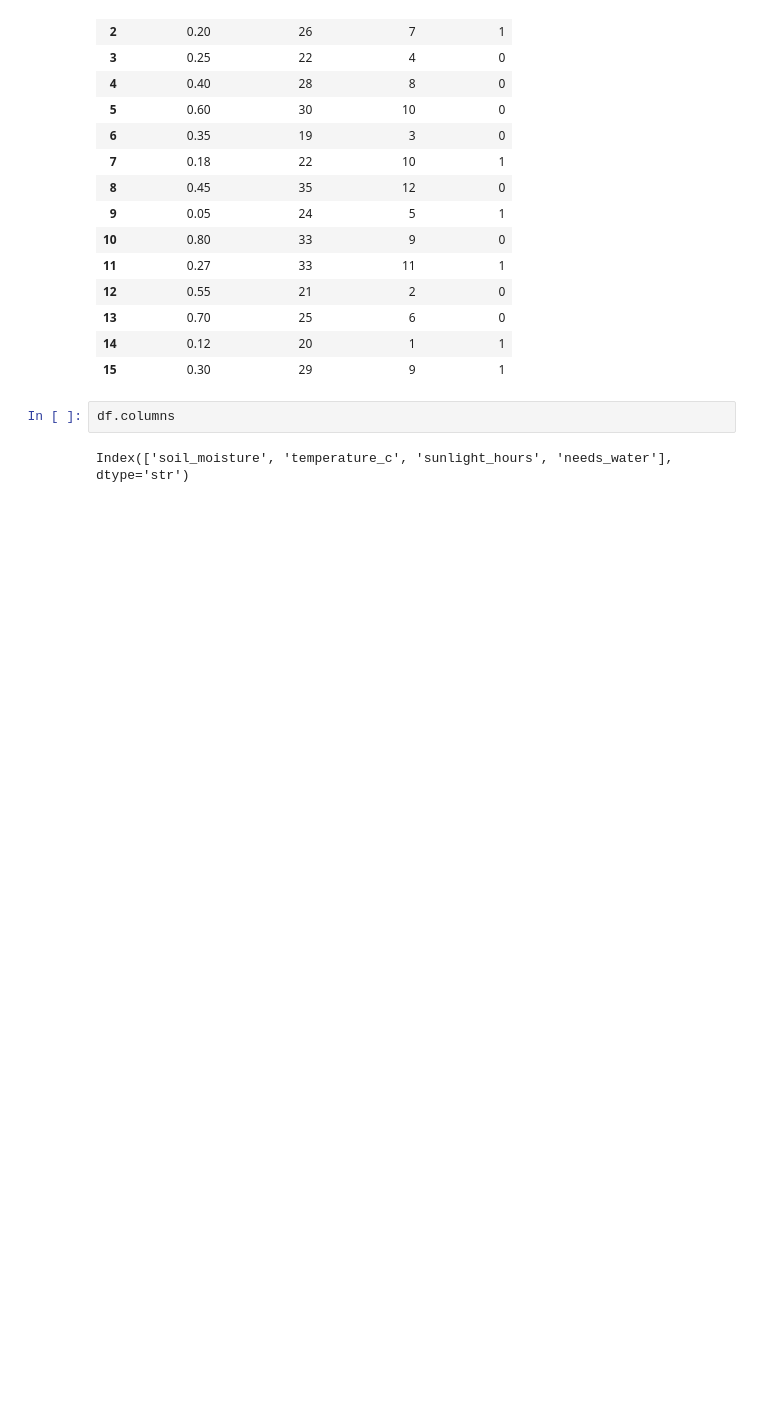
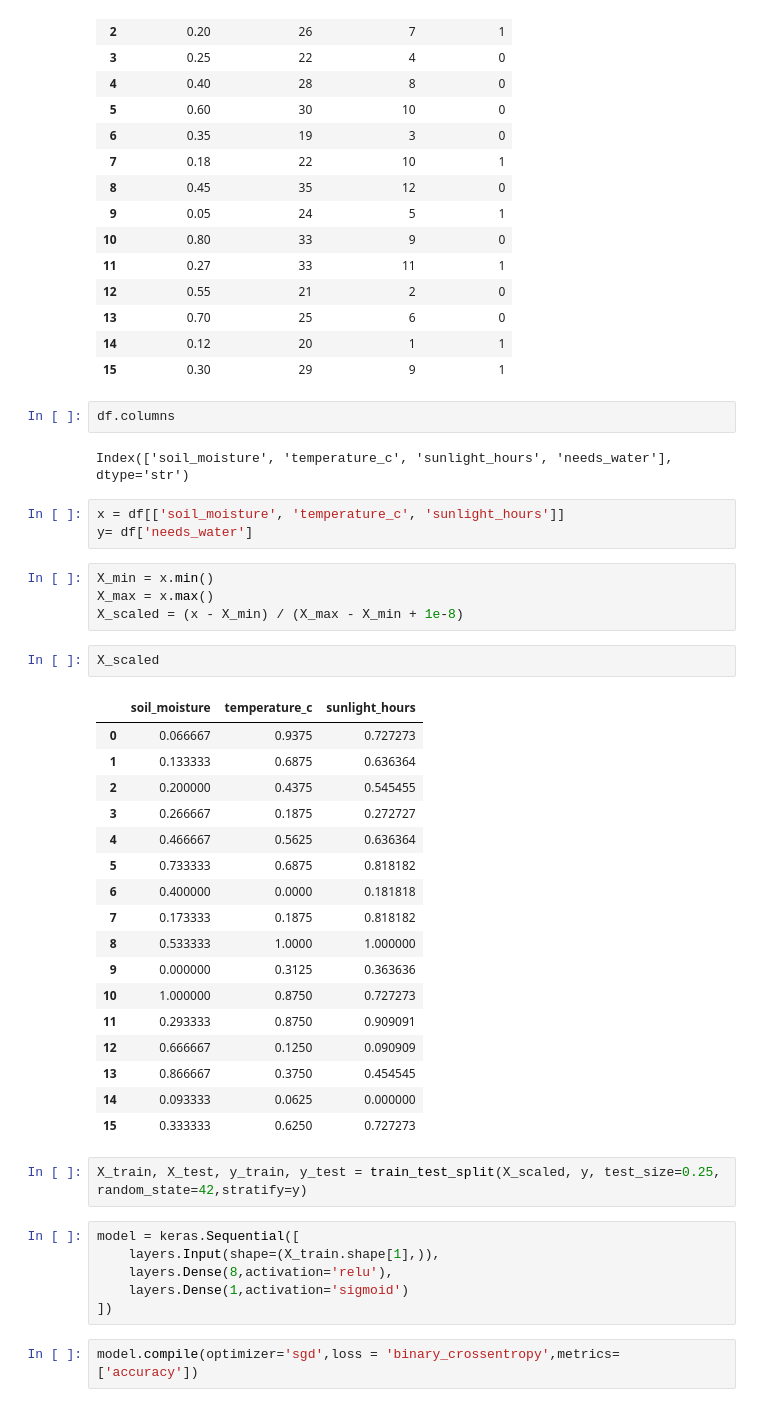
Before and after one commit to subhajit404/Deep-Learning, a Jupyter notebook: main.ipynb, the cells around one changed output. Saved outputs shown, nothing was run; the diff lists cells and outputs as text; blank space fills up the shorter version.

Commit message:
Creating a test dataset and train

```diff
--- a/main.ipynb
+++ b/main.ipynb
@@ -49,3 +45,40 @@ df
 df.columns
 # %% [output]
 Index(['soil_moisture', 'temperature_c', 'sunlight_hours', 'needs_water'], dtype='str')
+# %%
+x = df[['soil_moisture', 'temperature_c', 'sunlight_hours']]
+y= df['needs_water']
+# %%
+X_min = x.min()
+X_max = x.max()
+X_scaled = (x - X_min) / (X_max - X_min + 1e-8)
+# %%
+X_scaled
+# %% [output]
+|  | soil_moisture | temperature_c | sunlight_hours |
+| 0 | 0.066667 | 0.9375 | 0.727273 |
+| 1 | 0.133333 | 0.6875 | 0.636364 |
+| 2 | 0.200000 | 0.4375 | 0.545455 |
+| 3 | 0.266667 | 0.1875 | 0.272727 |
+| 4 | 0.466667 | 0.5625 | 0.636364 |
+| 5 | 0.733333 | 0.6875 | 0.818182 |
+| 6 | 0.400000 | 0.0000 | 0.181818 |
+| 7 | 0.173333 | 0.1875 | 0.818182 |
+| 8 | 0.533333 | 1.0000 | 1.000000 |
+| 9 | 0.000000 | 0.3125 | 0.363636 |
+| 10 | 1.000000 | 0.8750 | 0.727273 |
+| 11 | 0.293333 | 0.8750 | 0.909091 |
+| 12 | 0.666667 | 0.1250 | 0.090909 |
+| 13 | 0.866667 | 0.3750 | 0.454545 |
+| 14 | 0.093333 | 0.0625 | 0.000000 |
+| 15 | 0.333333 | 0.6250 | 0.727273 |
+# %%
+X_train, X_test, y_train, y_test = train_test_split(X_scaled, y, test_size=0.25, random_state=42,stratify=y)
+# %%
+model = keras.Sequential([
+    layers.Input(shape=(X_train.shape[1],)),
+    layers.Dense(8,activation='relu'),
+    layers.Dense(1,activation='sigmoid')
+])
+# %%
+model.compile(optimizer='sgd',loss = 'binary_crossentropy',metrics= ['accuracy'])
```
Also changed, not shown: parts of 2 cells of this notebook.
